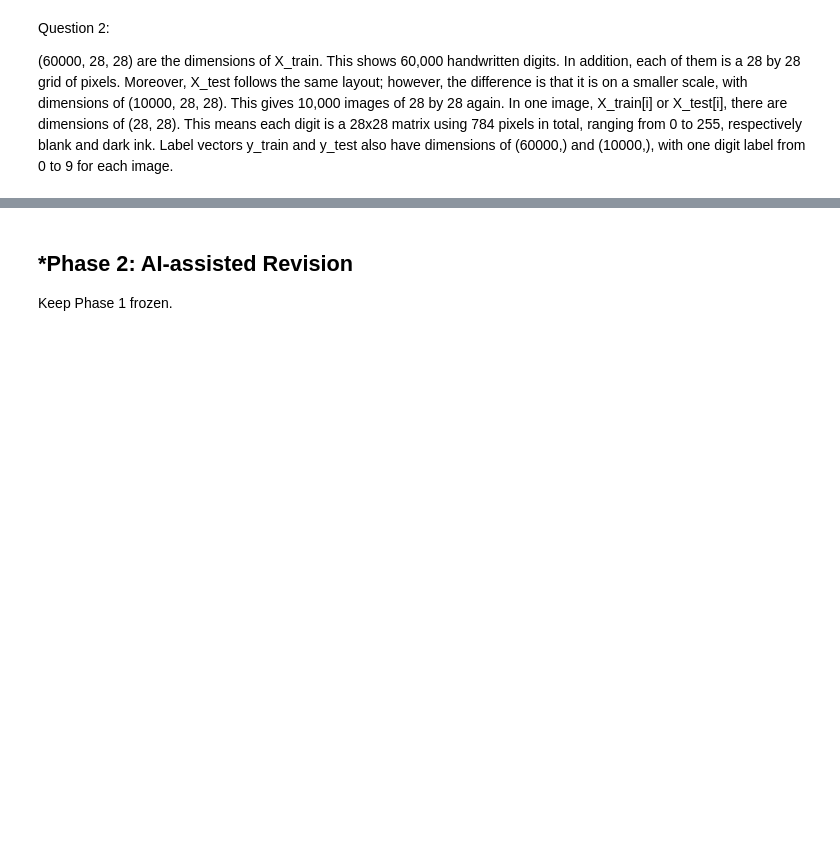
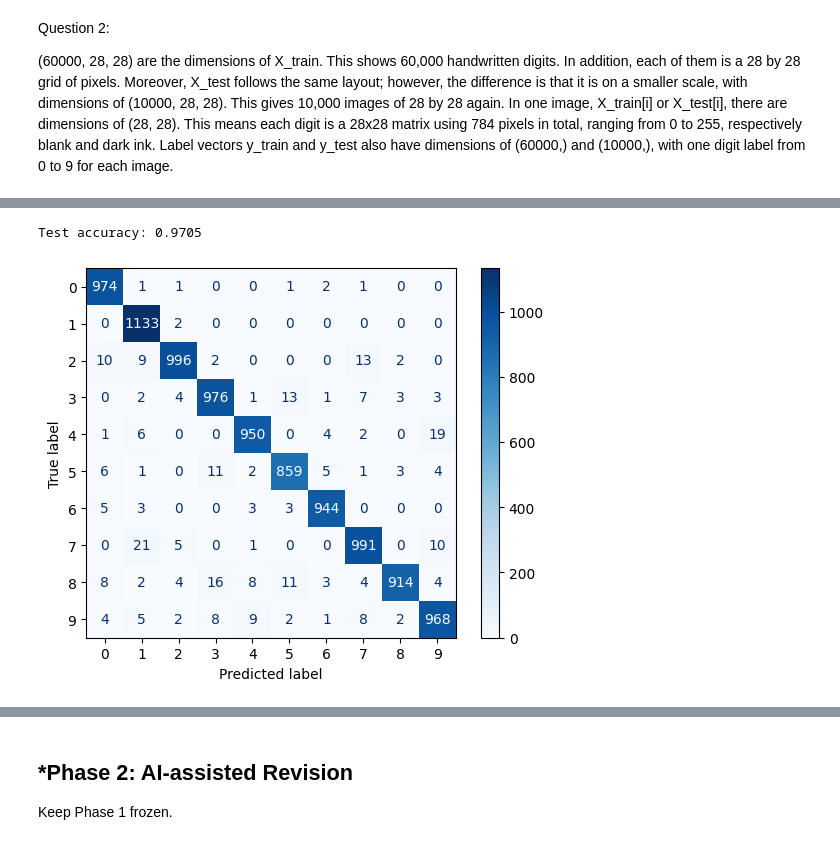
Before and after one commit to rahilkarkar-uva/L01-cv, a Jupyter notebook: notebook.ipynb, the cells around one changed output, grey strips where cells are left out. Cells and saved outputs as stored; diff of their text form; code cells hidden in the pictures; blank space fills up the shorter version.

```diff
--- a/notebook.ipynb
+++ b/notebook.ipynb
@@ -173,3 +173,15 @@ y_test shape: (10000,)
 Question 2:
 
 (60000, 28, 28) are the dimensions of X_train. This shows 60,000 handwritten digits. In addition, each of them is a 28 by 28 grid of pixels. Moreover, X_test follows the same layout; however, the difference is that it is on a smaller scale, with dimensions of (10000, 28, 28). This gives 10,000 images of 28 by 28 again. In one image, X_train[i] or X_test[i], there are dimensions of (28, 28). This means each digit is a 28x28 matrix using 784 pixels in total, ranging from 0 to 255, respectively blank and dark ink. Label vectors y_train and y_test also have dimensions of (60000,) and (10000,), with one digit label from 0 to 9 for each image.
+# %%
+
+X = np.zeros((X_train.shape[0], 784))
+for i in range(X_train.shape[0]):
+    X[i] = X_train[i].reshape((1, 784))
+
+X_te = np.zeros((X_test.shape[0], 784))
+for i in range(X_test.shape[0]):
+    X_te[i] = X_test[i].reshape((1, 784))
+
+print("X shape:", X.shape)
+print("X_te shape:", X_te.shape)
@@ -175,0 +213,15 @@ Question 2:
+# %%
+from sklearn.metrics import accuracy_score, confusion_matrix, ConfusionMatrixDisplay
+
+model = KNeighborsClassifier(n_neighbors=3)
+model.fit(X, y_train)
+y_pred = model.predict(X_te)
+
+print("Test accuracy:", accuracy_score(y_test, y_pred))
+
+cm = confusion_matrix(y_test, y_pred)
+ConfusionMatrixDisplay(cm).plot(cmap='Blues')
+plt.show()
+# %% [output]
+Test accuracy: 0.9705
+[figure, added]
```
Also changed, not shown: parts of 7 cells of this notebook.
